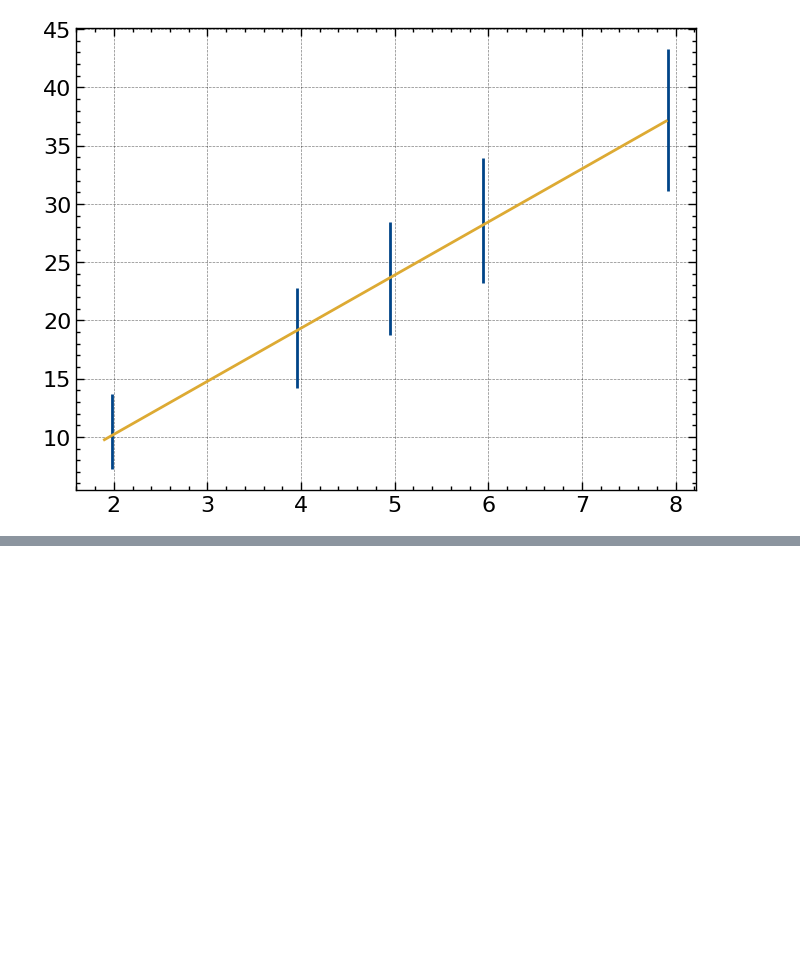
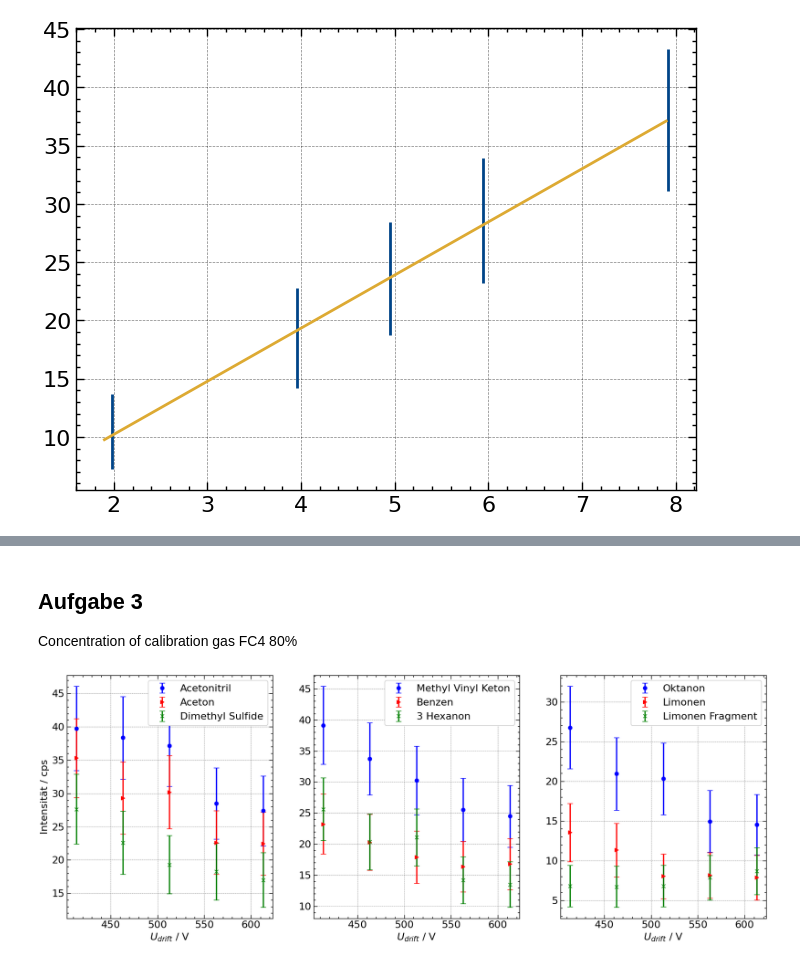
Before and after one commit to KemalOenen/advanced_labcourse, a Jupyter notebook: I002/data_analysis.ipynb, the cells around one changed output, grey strips where cells are left out. Saved outputs shown, nothing was run; the diff lists cells and outputs as text; code cells hidden in the pictures; blank space fills up the shorter version.

```diff
--- a/I002/data_analysis.ipynb
+++ b/I002/data_analysis.ipynb
@@ -397,0 +434,44 @@ resolution limenone fragment=  1173+/-30
+# %% [markdown]
+## Aufgabe 3
+Concentration of calibration gas FC4 80%
+# %%
+U_drift=np.array([413.25, 463, 513, 563, 613]) #V
+
+cpsu_acetic_acid=np.array([]) #nothing measured
+cpsu_acetaldehyde=np.array([])*10 #done without background substraction since otherwise invisible
+
+cpsu_acetonitrile=np.array([3.977, 3.836, cps_acetonitrile[4]/10, 2.851, 2.738])*10
+cpsu_acetone=np.array([3.532, 2.933, cps_acetone[4]/10, 2.263, 2.248])*10
+cpsu_dimethyl_sulfide=np.array([2.764, 2.260, cps_dimethyl_sulfide[4]/10, 1.827, 1.700])*10 #2
+
+cpsu_methyl_vinyl_ketone=np.array([3.914, 3.374, cps_methyl_vinyl_ketone[4]/10, 2.553, 2.448])*10 #3
+cpsu_benzene=np.array([2.322, 2.032, cps_benzene[4]/10, 1.639, 1.678])*10 #3
+cpsu_3_hexanone=np.array([2.562, 2.038, cps_3_hexanone[4]/10, 1.421, 1.348])*10 #3
+
+cpsu_octanone=np.array([2.676, 2.093, cps_octanone[4]/10, 1.495, 1.454])*10 #2
+cpsu_limenone=np.array([1.354, 1.132, cps_limenone[4]/10, 0.8141, 0.7878])*10 #2
+cpsu_limenone_fragment=np.array([0.6787, 0.6697, cps_limenone_fragment[4]/10, 0.788, 0.868])*10
+
+fig, axs=plt.subplots(1, 3, figsize=(20, 7))
+axs[0].set_ylabel("Intensität / cps")
+for i in range(3):
+    axs[i].set_xlabel(r"$U_{drift}$ / V")
+
+axs[0].errorbar(U_drift, cpsu_acetonitrile, yerr=np.sqrt(cpsu_acetonitrile), ls='', elinewidth=2, capsize=4, label="Acetonitril", color="blue", marker="o")
+axs[0].errorbar(U_drift, cpsu_acetone, yerr=np.sqrt(cpsu_acetone), ls='', elinewidth=2, capsize=4, label="Aceton", color="red", marker=">")
+axs[0].errorbar(U_drift, cpsu_dimethyl_sulfide, yerr=np.sqrt(cpsu_dimethyl_sulfide), ls='', elinewidth=2, capsize=4, label="Dimethyl Sulfide", color="green", marker="x")
+axs[0].legend()
+
+axs[1].errorbar(U_drift, cpsu_methyl_vinyl_ketone, yerr=np.sqrt(cpsu_methyl_vinyl_ketone), ls='', elinewidth=2, capsize=4, label="Methyl Vinyl Keton", color="blue", marker="o")
+axs[1].errorbar(U_drift, cpsu_benzene, yerr=np.sqrt(cpsu_benzene), ls='', elinewidth=2, capsize=4, label="Benzen", color="red", marker=">")
+axs[1].errorbar(U_drift, cpsu_3_hexanone, yerr=np.sqrt(cpsu_3_hexanone), ls='', elinewidth=2, capsize=4, label="3 Hexanon", color="green", marker="x")
+axs[1].legend()
+
+axs[2].errorbar(U_drift, cpsu_octanone, yerr=np.sqrt(cpsu_octanone), ls='', elinewidth=2, capsize=4, label="Oktanon", color="blue", marker="o")
+axs[2].errorbar(U_drift, cpsu_limenone, yerr=np.sqrt(cpsu_limenone), ls='', elinewidth=2, capsize=4, label="Limonen", color="red", marker=">")
+axs[2].errorbar(U_drift, cpsu_limenone_fragment, yerr=np.sqrt(cpsu_limenone_fragment), ls='', elinewidth=2, capsize=4, label="Limonen Fragment", color="green", marker="x")
+axs[2].legend()
+
+plt.show()
+# %% [output]
+[figure, added]
```
Also changed, not shown: parts of 37 cells of this notebook, 9 other files.
